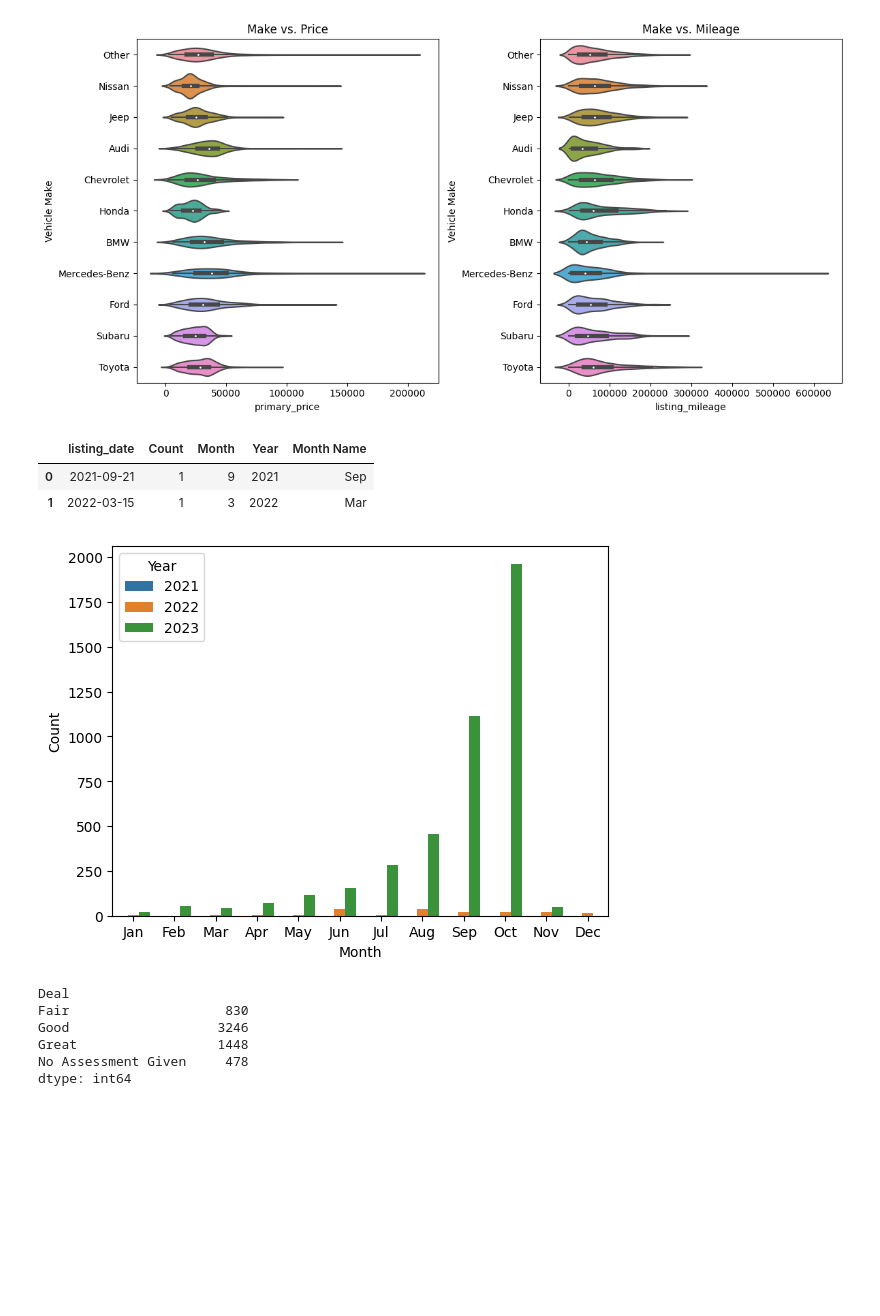
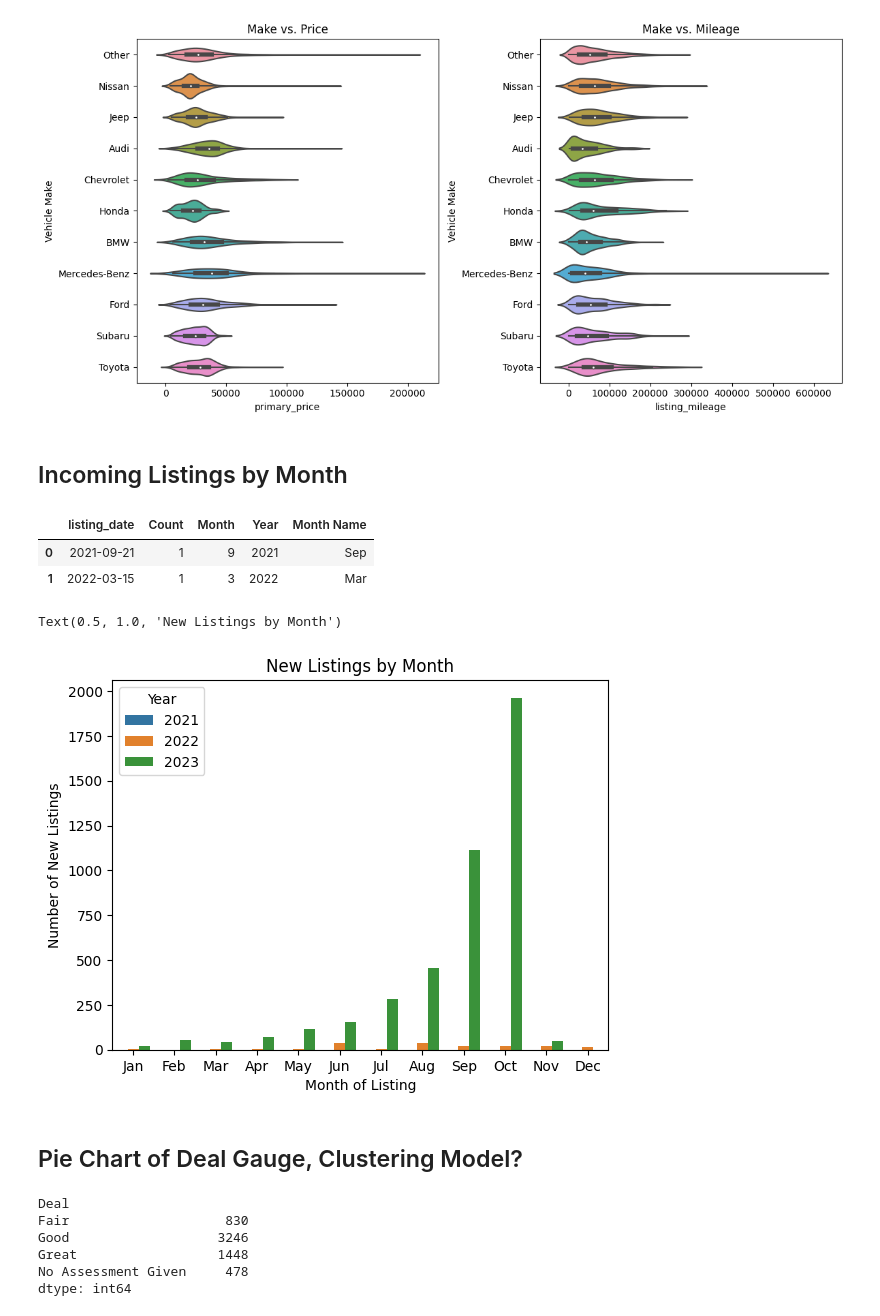
Before and after one commit to evanhollier/Cars_Project, a Jupyter notebook: data_visuals.ipynb, the cells around one changed output. Drawn from its saved outputs; the diff is of its cells as text; code cells hidden in the pictures; blank space fills up the shorter version.

Commit message:
Add files via upload
Annotated and Cleaned visual files

```diff
--- a/data_visuals.ipynb
+++ b/data_visuals.ipynb
@@ -15,10 +15,10 @@ new_df = pd.read_csv("new_cars.csv")
 
 current_date = pd.Timestamp(dt.datetime.now().date())
 
-new_df['primary_price'] = new_df['primary_price'].str.replace('$','')
-new_df['primary_price'] = new_df['primary_price'].str.replace(',','')
-new_df['listing_mileage'] = new_df['listing_mileage'].str.replace(' mi.', '')
-new_df['listing_mileage'] = new_df['listing_mileage'].str.replace(',','')
+#new_df['primary_price'] = new_df['primary_price'].str.replace('$','')
+#new_df['primary_price'] = new_df['primary_price'].str.replace(',','')
+#new_df['listing_mileage'] = new_df['listing_mileage'].str.replace(' mi.', '')
+#new_df['listing_mileage'] = new_df['listing_mileage'].str.replace(',','')
 new_df.listing_mileage = new_df.listing_mileage.astype(float)
 new_df.primary_price = new_df.primary_price.astype(float)
 new_df['listing_date'] = pd.to_datetime(new_df['listing_date'])
@@ -105,6 +77,8 @@ plt.tight_layout()
 plt.show()
 # %% [output]
 [figure]
+# %% [markdown]
+## Incoming Listings by Month
 # %%
 # Creating plot of total new listings by each month. Seperating by bars by hue = year
 import calendar
@@ -122,19 +96,18 @@ date_df.head(2)
 | 0 | 2021-09-21 | 1 | 9 | 2021 | Sep |
 | 1 | 2022-03-15 | 1 | 3 | 2022 | Mar |
 # %%
-# Seaborn Plotting
-#date_df_2021 = date_df[[date_df['Year'] == 2021]]
-#date_df_2022 = date_df[[date_df['Year'] == 2022]]
-#date_df_2023 = date_df[[date_df['Year'] == 2023]]
-
-# Thinking of ways to imporve this. W/o hue it looks lame, but seperating by year doesn't feel right
 
 months = ['Jan', 'Feb', 'Mar', 'Apr', 'May', 'Jun', 'Jul', 'Aug', 'Sep', 'Oct', 'Nov', 'Dec']
-l_plot = sns.barplot(data = date_df, x = 'Month', y = 'Count', estimator='sum', hue='Year').set_xticklabels(months)
-
-#l_plot.set_xlabel('Month of Listing')
+l_plot = sns.barplot(data = date_df, x = 'Month', y = 'Count', estimator='sum', hue='Year')
+l_plot.set_xticklabels(months)
+l_plot.set_ylabel('Number of New Listings')
+l_plot.set_xlabel('Month of Listing')
+l_plot.set_title('New Listings by Month')
 # %% [output]
+Text(0.5, 1.0, 'New Listings by Month')
-[figure, old version]
+[figure, new version]
+# %% [markdown]
+## Pie Chart of Deal Gauge, Clustering Model?
 # %%
 # deal gauge
 def get_deal(val):
```
Also changed, not shown: parts of 13 cells of this notebook.
